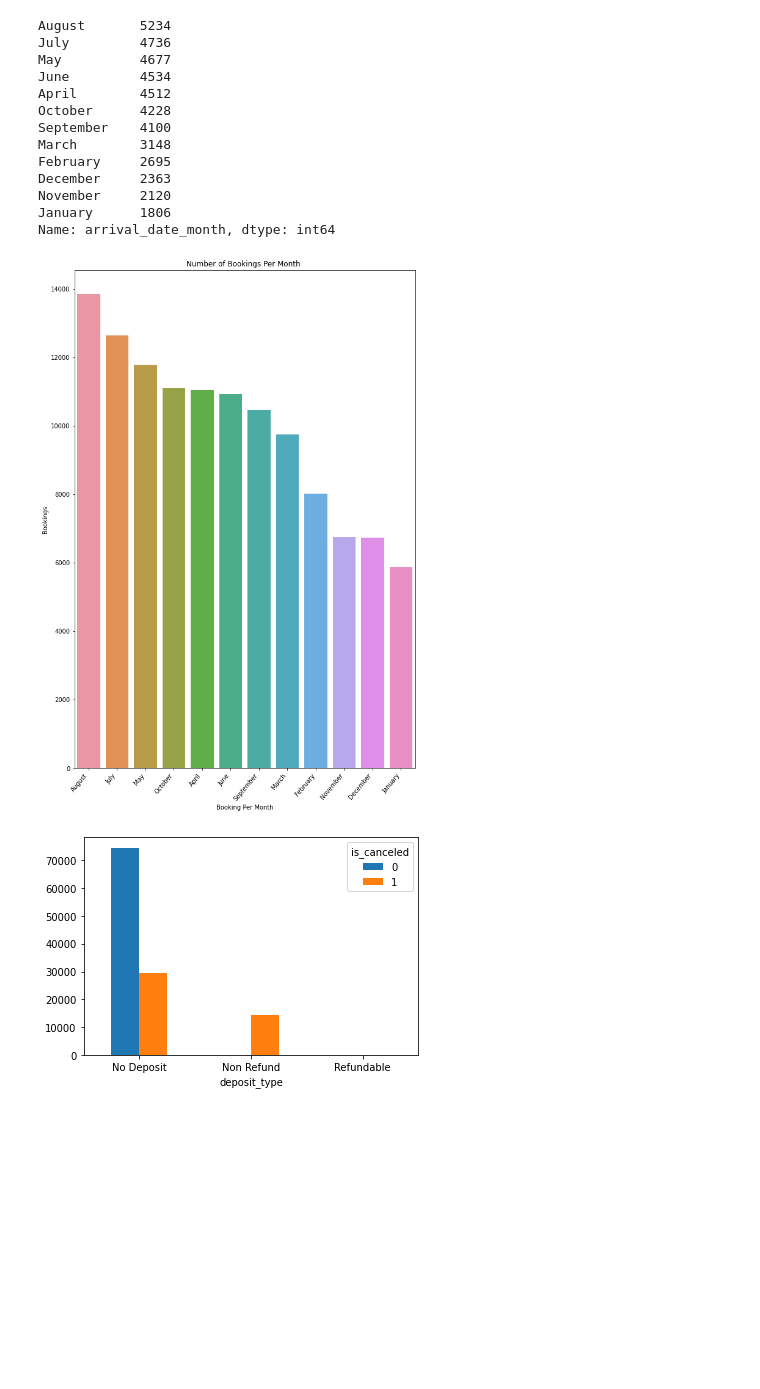
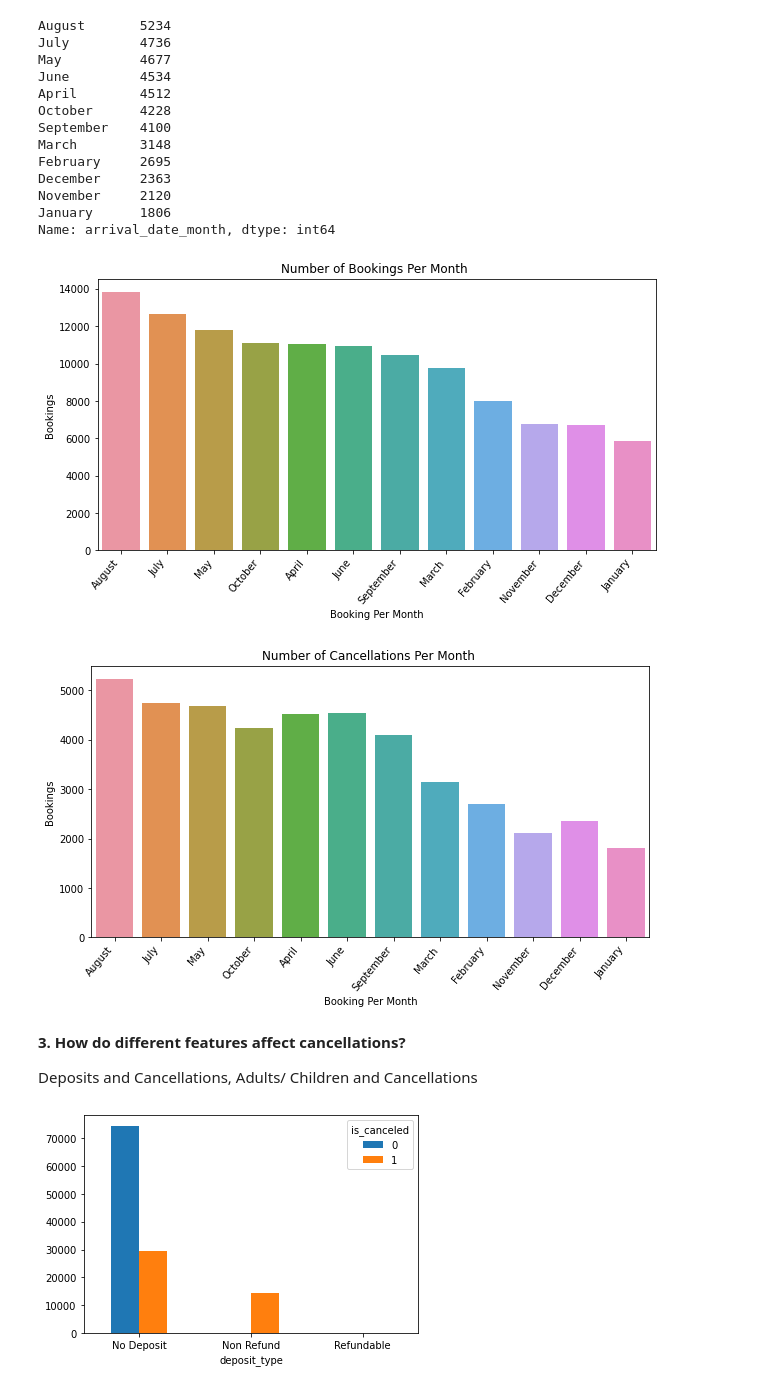
Before and after one commit to abrodyyy/Hotel_Repo, a Jupyter notebook: Hotel_ExploratoryAnalysis.ipynb, the cells around one changed output. Drawn from its saved outputs; the diff is of its cells as text; code cells hidden in the pictures; blank space fills up the shorter version.

```diff
--- a/Hotel_ExploratoryAnalysis.ipynb
+++ b/Hotel_ExploratoryAnalysis.ipynb
@@ -253,14 +260,15 @@ November     2120
 January      1806
 Name: arrival_date_month, dtype: int64
 # %%
-#like the data shows above the graph shows that august has the highest bookings per mopnth and that January has the lowest
-plt.figure(figsize=(10,15))
+# Total Number of Bookings Per Month
+# like the data shows above the graph shows that august has the highest bookings per mopnth and that January has the lowest
+plt.figure(figsize=(10,5))
 sea.countplot(x='arrival_date_month',data=df,
 order=df.arrival_date_month.value_counts().index)
 plt.title('Number of Bookings Per Month ')
 plt.xlabel('Booking Per Month')
 plt.ylabel('Bookings')
 plt.xticks(rotation=50,ha='right')
 plt.show()
 # %% [output]
-[figure, old version]
+[figure, new version]
@@ -269,3 +275,19 @@ plt.show()
+# %%
+# Total Number of Cancellations per month
+plt.figure(figsize=(10,5))
+sea.countplot(x='arrival_date_month',data=canceled_df,
+order=df.arrival_date_month.value_counts().index)
+plt.title('Number of Cancellations Per Month ')
+plt.xlabel('Booking Per Month')
+plt.ylabel('Bookings')
+plt.xticks(rotation=50,ha='right')
+plt.show()
+# %% [output]
+[figure, added]
+# %% [markdown]
+**3. How do different features affect cancellations?**
+
+Deposits and Cancellations, Adults/ Children and Cancellations
 # %%
 #Deposits and cancellations
 
```
Also changed, not shown: parts of 26 cells of this notebook.
